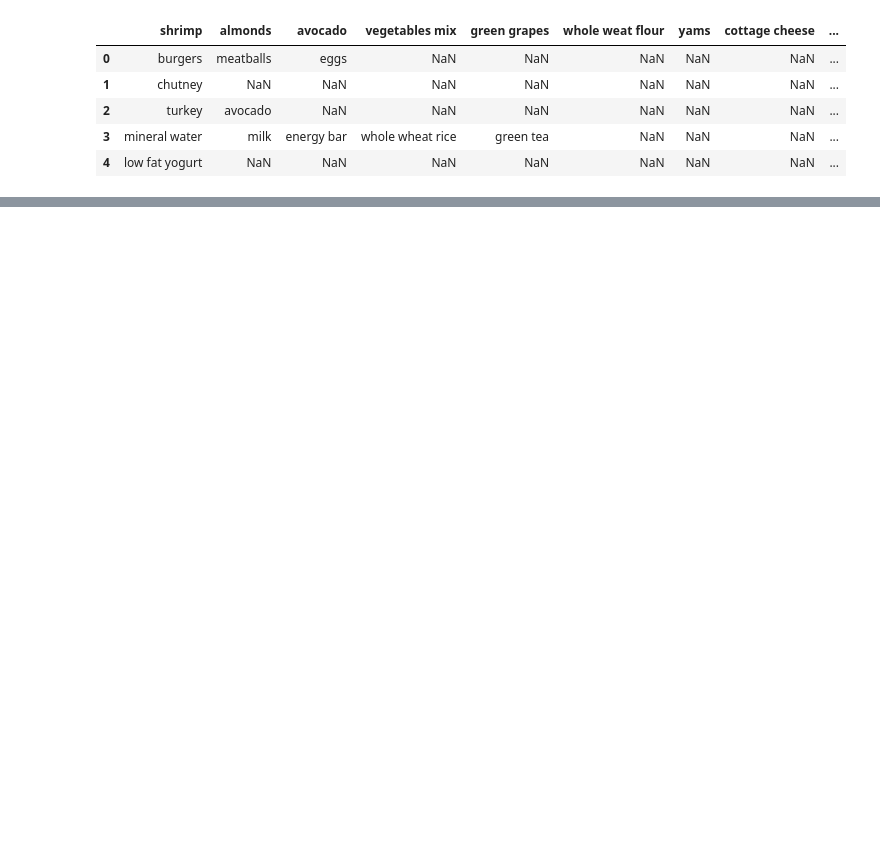
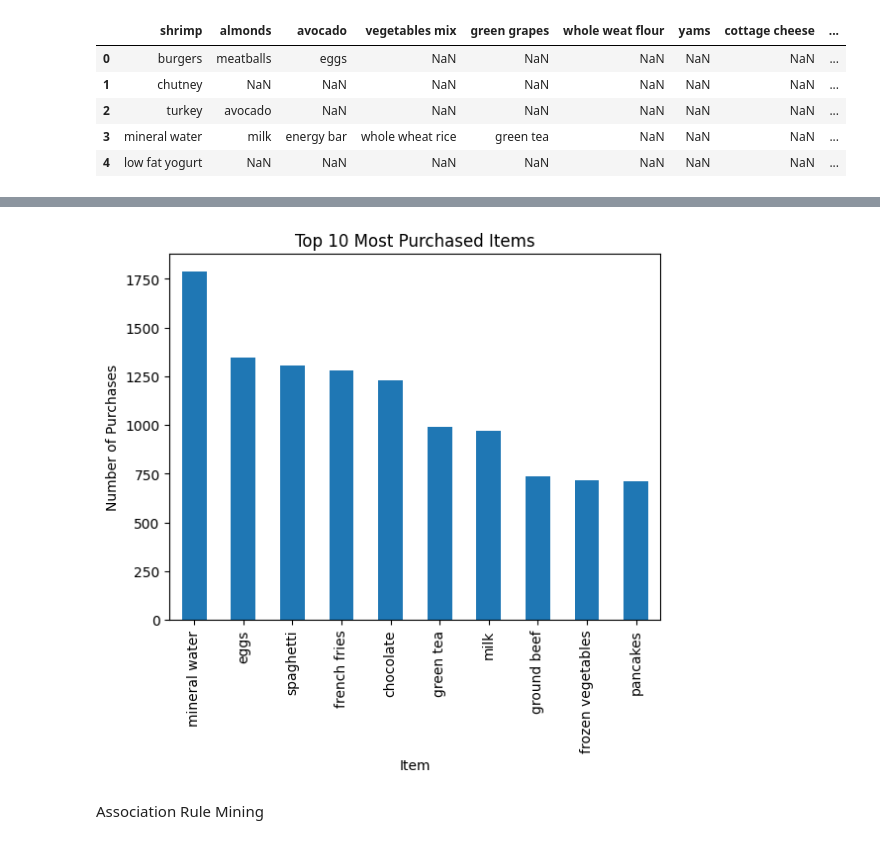
Before and after one commit to SanjayS2348553/AiML, a Jupyter notebook: 2348553_Lab03.ipynb, the cells around one changed output, grey strips where cells are left out. Drawn from its saved outputs; the diff is of its cells as text; code cells hidden in the pictures; blank space fills up the shorter version.

```diff
--- a/2348553_Lab03.ipynb
+++ b/2348553_Lab03.ipynb
@@ -276,0 +225,10 @@ rules.sort_values(by = 'lift', ascending = False)
+# %%
+bottom10.plot(kind='bar')
+plt.xlabel("Item")
+plt.ylabel("Number of Purchases")
+plt.title("Top 10 Most Purchased Items")
+plt.show()
+# %% [output]
+[figure, added]
+# %% [markdown]
+Association Rule Mining
```
Also changed, not shown: parts of 51 cells of this notebook.
